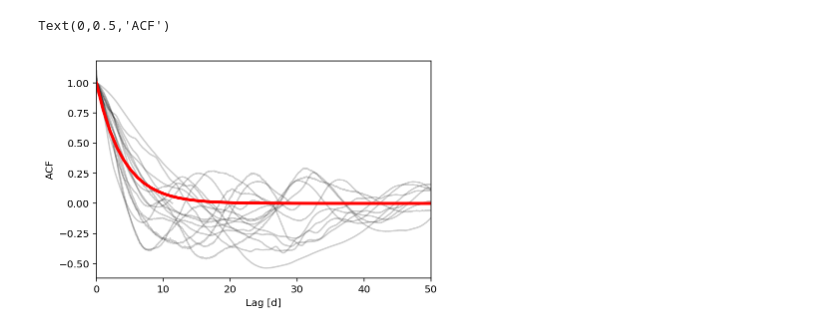
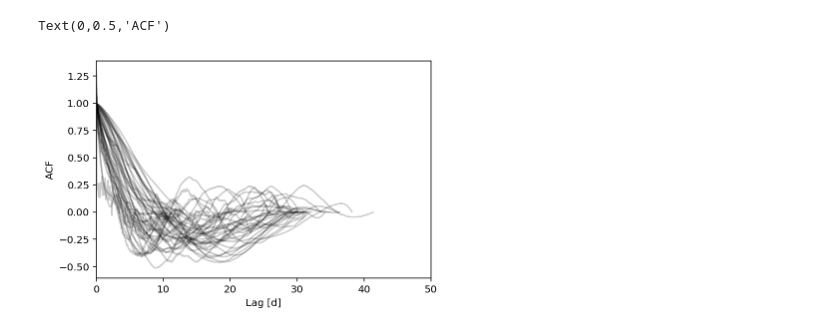
Before and after one commit to bmorris3/libra, a Jupyter notebook: notebooks/k62_acf.ipynb, the cells around one changed output. Drawn from its saved outputs; the diff is of its cells as text; code cells hidden in the pictures.

```diff
--- a/notebooks/k62_acf.ipynb
+++ b/notebooks/k62_acf.ipynb
@@ -115,0 +106,12 @@ for i, lc in enumerate(lcs):
+# %%
+plt.plot(time, flux)
+
+gaps = np.argwhere(np.diff(time) > 5 * np.median(np.diff(time)))
+chunks_time = []
+chunks_flux = []
+
+for i in range(len(gaps)-1):
+    plt.axvline(time[gaps[i]])
+
+    chunks_time.append(time[gaps[i]+1:gaps[i+1]])
+    chunks_flux.append(flux[gaps[i]+1:gaps[i+1]])
@@ -115,0 +120,12 @@ for i, lc in enumerate(lcs):
+# %%
+lags = []
+acfs = []
+
+for c_t, c_f in zip(chunks_time, chunks_flux):
+
+    if c_t.ptp() > 10:
+        plt.plot(c_t, c_f)
+
+        lag, acf = interpolated_acf(c_t, c_f - np.median(c_f))
+        lags.append(lag)
+        acfs.append(acf)
@@ -116,20 +134,20 @@ for i, lc in enumerate(lcs):
 # %%
 all_lags = np.array([])
 all_acfs = np.array([])
 
 for i, lag, acf in zip(range(len(lags)), lags, acfs):
     plt.plot(lag, acf/np.percentile(acf, 99.9), color='k', alpha=0.2)
     all_acfs = np.hstack([all_acfs, acf/np.percentile(acf, 99.9)])
     all_lags = np.hstack([all_lags, lag])
 
-x = np.linspace(0, 50)
-plt.plot(x, np.exp(-0.25 * x), lw=3, color='r')
+# x = np.linspace(0, 50)
+# plt.plot(x, np.exp(-0.25 * x), lw=3, color='r')
 plt.xlim([0, 50])
 plt.xlabel('Lag [d]')
 plt.ylabel('ACF')
 # %% [output]
 Text(0,0.5,'ACF')
-[figure, old version]
+[figure, new version]
 # %%
 for i, lag, acf in zip(range(len(lags)), lags, acfs):
     plt.plot(lag, acf/np.percentile(acf, 99.9), color='k', alpha=0.2)
```
Also changed, not shown: parts of 4 cells of this notebook.
